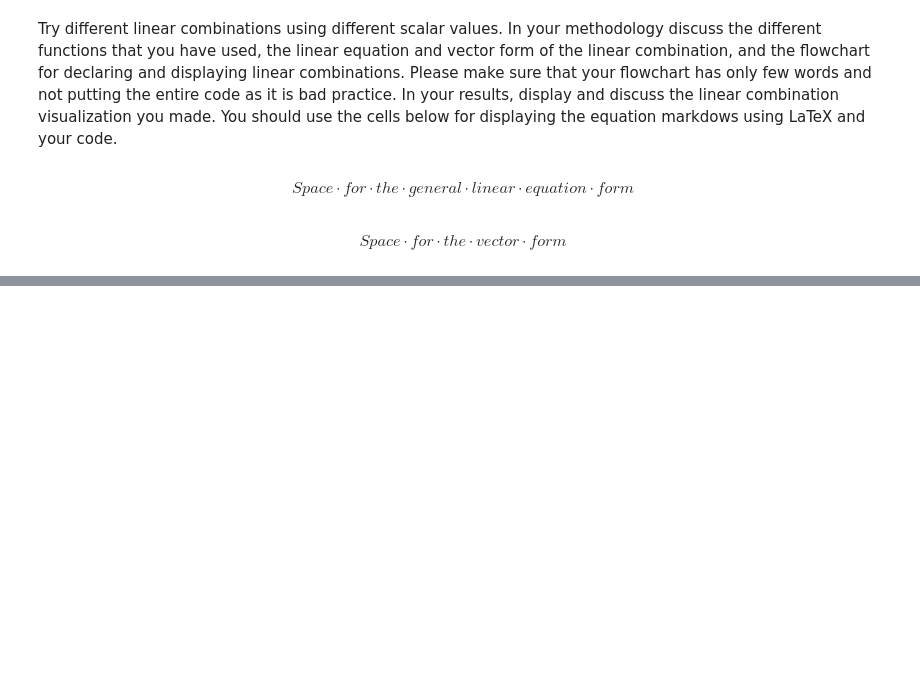
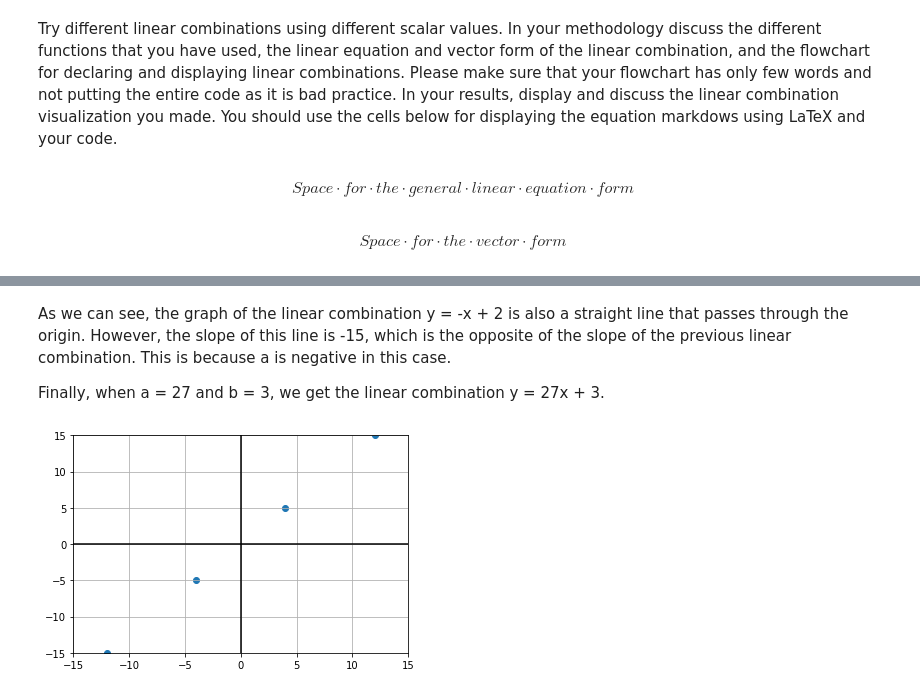
Before and after one commit to Kristel04/LinearAlgebra1T-2021-2022, a Jupyter notebook: Assignment10.ipynb, the cells around one changed output, grey strips where cells are left out. Saved outputs shown, nothing was run; the diff lists cells and outputs as text; code cells hidden in the pictures; blank space fills up the shorter version.

```diff
--- a/Assignment10.ipynb
+++ b/Assignment10.ipynb
@@ -123,0 +166,17 @@ $$Space \cdot for \cdot the \cdot vector \cdot form$$
+# %% [markdown]
+As we can see, the graph of the linear combination y = -x + 2 is also a straight line that passes through the origin. However, the slope of this line is -15, which is the opposite of the slope of the previous linear combination. This is because a is negative in this case.
+
+Finally, when a = 27 and b = 3, we get the linear combination y = 27x + 3.
+# %%
+c = np.arange(-27,27,2)
+
+plt.scatter(c*vectY[0],c*vectY[1])
+
+plt.xlim(-15,15)
+plt.ylim(-15,15)
+plt.axhline(y=0, color='k')
+plt.axvline(x=0, color='k')
+plt.grid()
+plt.show()
+# %% [output]
+[figure, added]
```
Also changed, not shown: parts of 18 cells of this notebook.
